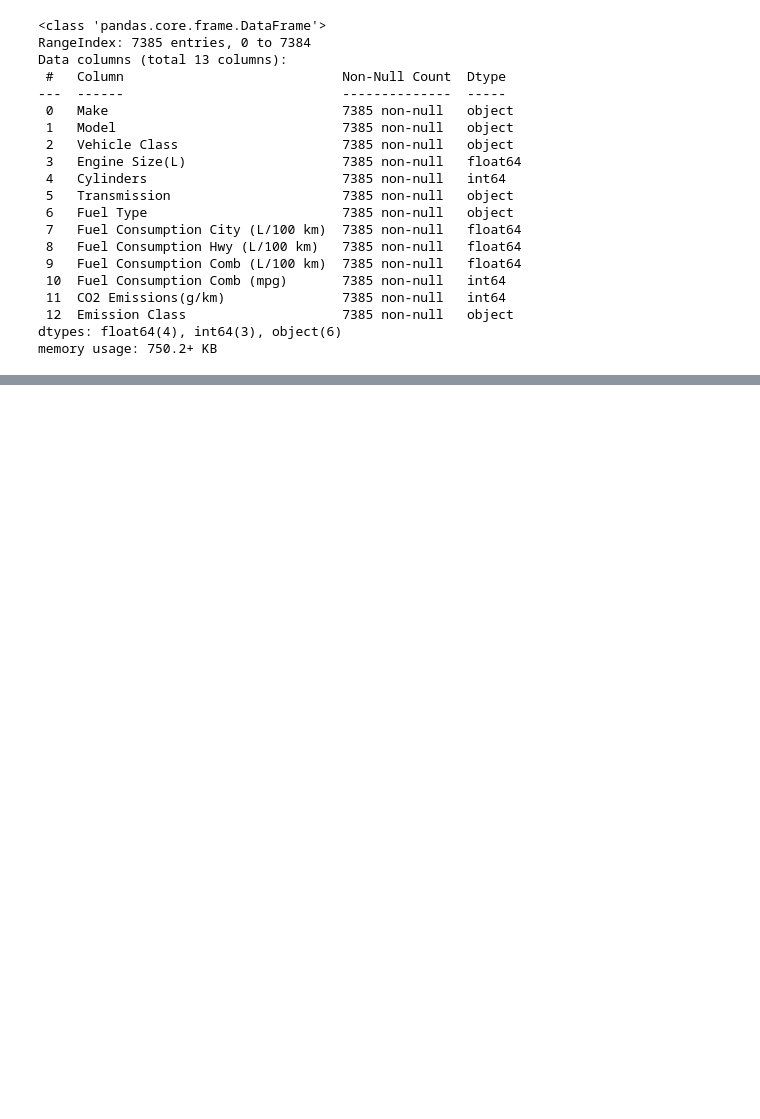
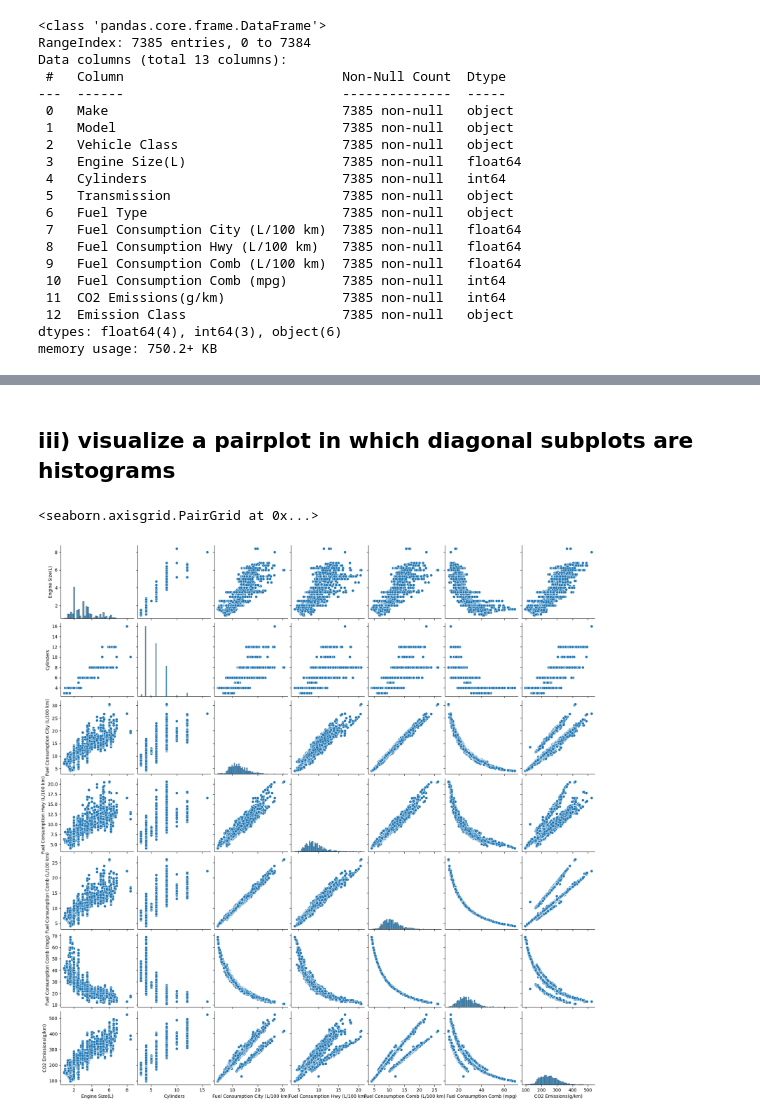
Before and after one commit to Al-Mansori/Linear-and-Logistic-Regression-Vehicles, a Jupyter notebook: Jupyter with a y.ipynb, the cells around one changed output, grey strips where cells are left out. Saved outputs shown, nothing was run; the diff lists cells and outputs as text; code cells hidden in the pictures; blank space fills up the shorter version.

```diff
--- a/Jupyter with a y.ipynb
+++ b/Jupyter with a y.ipynb
@@ -152,3 +56,0 @@ numeric features DON'T have the same scale
-# %%
-sb.set_theme(style='ticks')
-pairplot_diagonal_histograms = sb.pairplot(numerical_features, height=3, aspect=1.2)
@@ -220,0 +71,7 @@ X_test[numerical_input_features.columns] = scaler.transform(
+# %% [markdown]
+## iii) visualize a pairplot in which diagonal subplots are histograms
+# %%
+sns.pairplot(df)
+# %% [output]
+<seaborn.axisgrid.PairGrid at 0x...>
+[figure, added]
```
Also changed, not shown: parts of 49 cells of this notebook.
